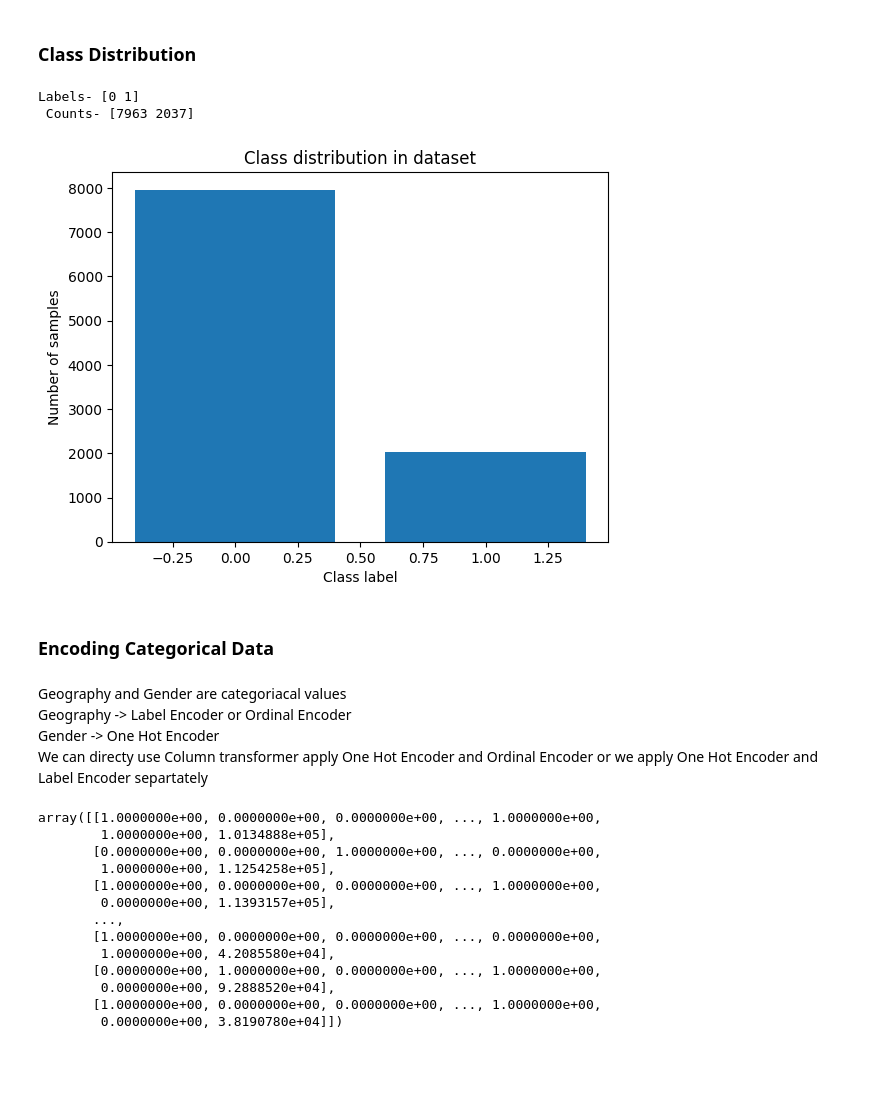
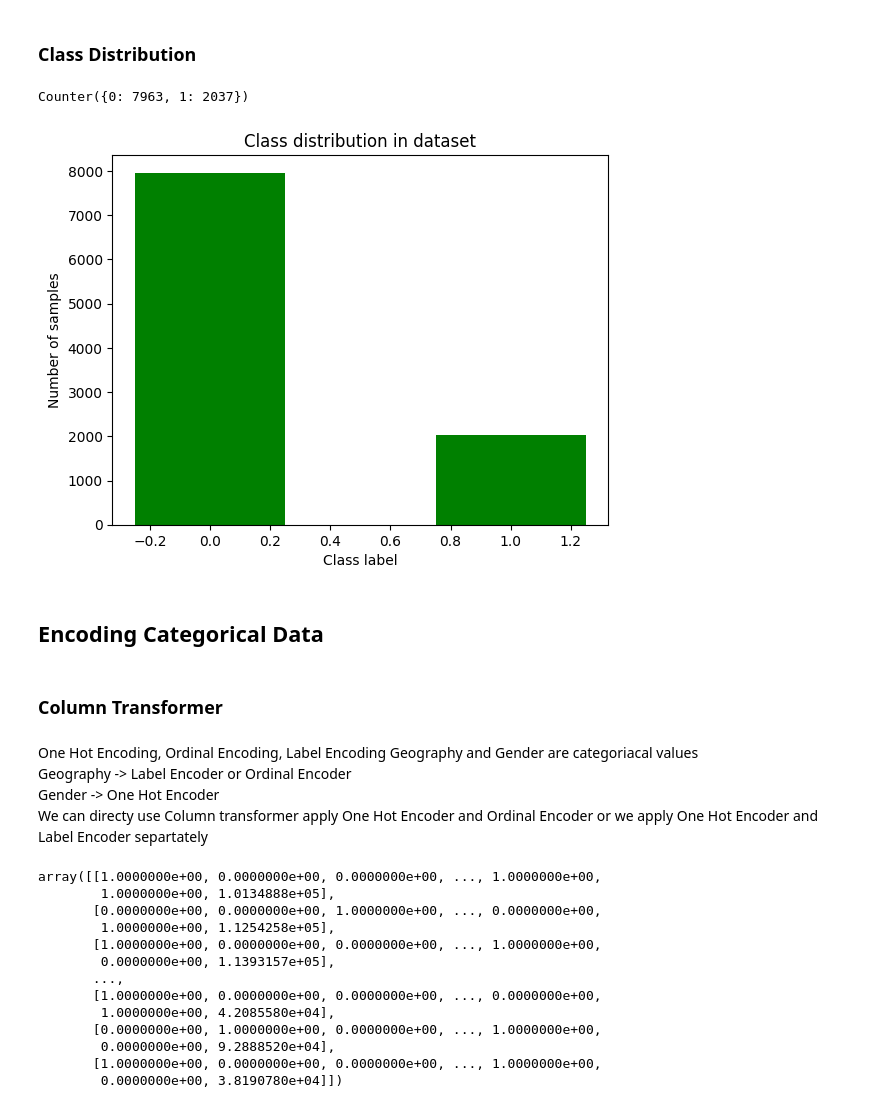
Before and after one commit to shivam-bajaj/Churn-Modelling-ANN, a Jupyter notebook: ann.ipynb, the cells around one changed output. Cells and saved outputs as stored; diff of their text form; code cells hidden in the pictures; blank space fills up the shorter version.

```diff
--- a/ann.ipynb
+++ b/ann.ipynb
@@ -81,25 +85,27 @@ Name: Exited, Length: 10000, dtype: int64
 ### Class Distribution
 # %%
 unique_labels, counts = np.unique(y, return_counts=True)
-plt.bar (unique_labels , counts)
+plt.bar (unique_labels , counts,width=0.5,color='green')
 plt.xlabel('Class label')
 plt.ylabel('Number of samples')
 plt.title('Class distribution in dataset')
-print(f"Labels- {unique_labels}\n Counts- {counts}")
+print(Counter(y))
 plt.show()
 # %% [output]
-Labels- [0 1]
- Counts- [7963 2037]
+Counter({0: 7963, 1: 2037})
-[figure, old version]
+[figure, new version]
 # %% [markdown]
-### Encoding Categorical Data
+## Encoding Categorical Data
 # %%
 # import libraries
 from sklearn.compose import ColumnTransformer
 from sklearn.preprocessing import OneHotEncoder,OrdinalEncoder,LabelEncoder
+# %% [markdown]
+### Column Transformer
 # %% [markdown]
-Geography and Gender are categoriacal values <br>
-Geography -> Label Encoder or Ordinal Encoder <br>
-Gender    -> One Hot Encoder <br>
+One Hot Encoding, Ordinal Encoding, Label Encoding
+Geography and Gender are categoriacal values
+Geography -> Label Encoder or Ordinal Encoder
+Gender    -> One Hot Encoder
 We can directy use Column transformer apply One Hot Encoder and Ordinal Encoder or we apply One Hot Encoder  and Label Encoder separtately
 # %%
```
Also changed, not shown: parts of 38 cells of this notebook.
